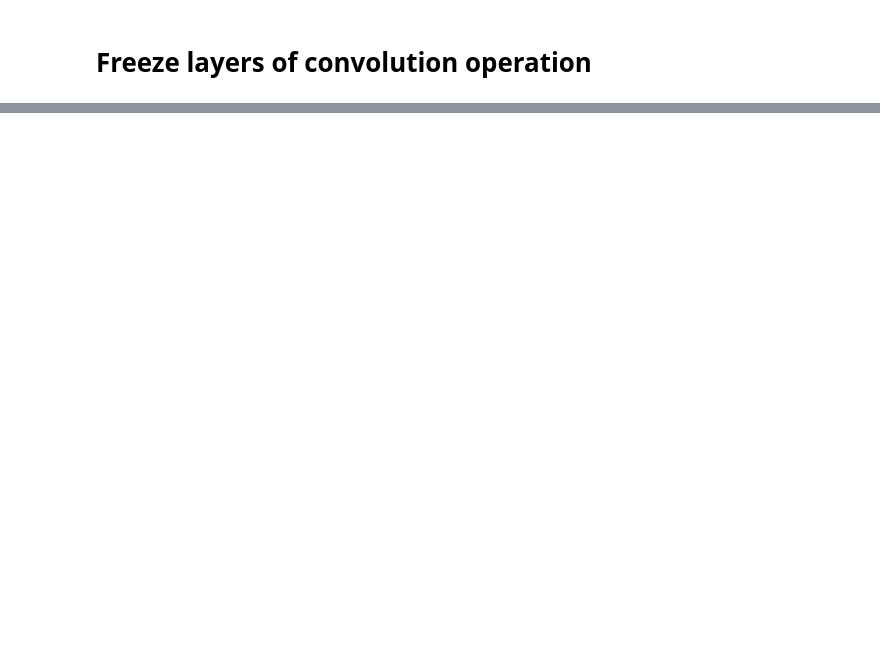
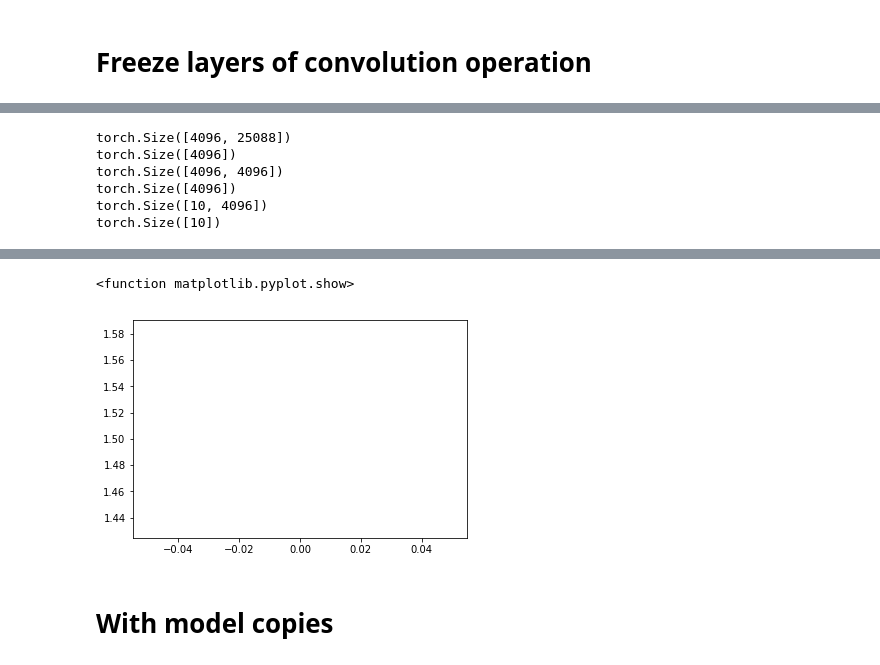
Before and after one commit to Musu1/Deep-Learning, a Jupyter notebook: Large_CNN.ipynb, the cells around one changed output, grey strips where cells are left out. Cells and saved outputs as stored; diff of their text form; code cells hidden in the pictures; blank space fills up the shorter version.

```diff
--- a/Large_CNN.ipynb
+++ b/Large_CNN.ipynb
@@ -202,0 +228,7 @@ Iteration:100/3125 ,Loss=05
+# %%
+# Now we need to make change in above model because we just have 10 output classes and the model has 1000 output classes which can be see from above code's output
+# So we can't just change the output feature to 10 because weights are already assigned according to 1000 layers so we need to change from core
+final_in_features=vgg.classifier[6].in_features # We put all the features
+mod_classifier=list(vgg.classifier.children())[:-1] # Now removing the last layer
+mod_classifier.extend([nn.Linear(final_in_features,num_classes)]) # Then again adding the last layer and linear fxn also defines the weight here only
+print(mod_classifier) # out_features are 10 now
@@ -202,0 +237,3 @@ Iteration:100/3125 ,Loss=05
+# %%
+vgg.classifier=nn.Sequential(*mod_classifier)
+print(vgg)
@@ -202,0 +262,48 @@ Iteration:100/3125 ,Loss=05
+# %%
+final_in_features=vgg.classifier[6].in_features
+vgg.classifier[6]=nn.Linear(final_in_features,num_classes)
+# %%
+vgg=vgg.to(device)
+loss_fn=nn.CrossEntropyLoss()
+opt=optim.SGD(vgg.parameters(),lr=0.05)
+# %%
+for param in vgg.parameters():
+  if param.requires_grad:
+    print(param.shape)
+# %% [output]
+torch.Size([4096, 25088])
+torch.Size([4096])
+torch.Size([4096, 4096])
+torch.Size([4096])
+torch.Size([10, 4096])
+torch.Size([10])
+# %%
+loss_epoch_arr = []
+max_epochs=1
+
+n_iters=np.ceil(50000/batch_size)
+
+for epoch in range(max_epochs):
+  for i,data in enumerate(trainloader,0):
+    inputs,labels=data
+    inputs,labels=inputs.to(device),labels.to(device)
+
+    opt.zero_grad()
+
+    outputs=vgg(inputs)
+    loss=loss_fn(outputs,labels)
+    loss.backward()
+    opt.step()
+
+    del inputs,labels,outputs
+    torch.cuda.empty_cache()
+
+    if i%100 == 0:
+      print('Iteration:%d/%d ,Loss=%0.2f'%(i,n_iters,loss.item()))
+
+  loss_epoch_arr.append(loss.item())
+  print('Epoch:%d/%d Test accuracy=%0.2f Train accuracy=%0.2f'%(epoch,max_epochs,evaluation(testloader,vgg),evaluation(trainloader,vgg)))
+
+plt.plot(loss_epoch_arr)
+plt.show
+# %% [output]
@@ -202,0 +327,4 @@ Iteration:100/3125 ,Loss=05
+<function matplotlib.pyplot.show>
+[figure, added]
+# %% [markdown]
+# With model copies
```
Also changed, not shown: parts of 39 cells of this notebook.
